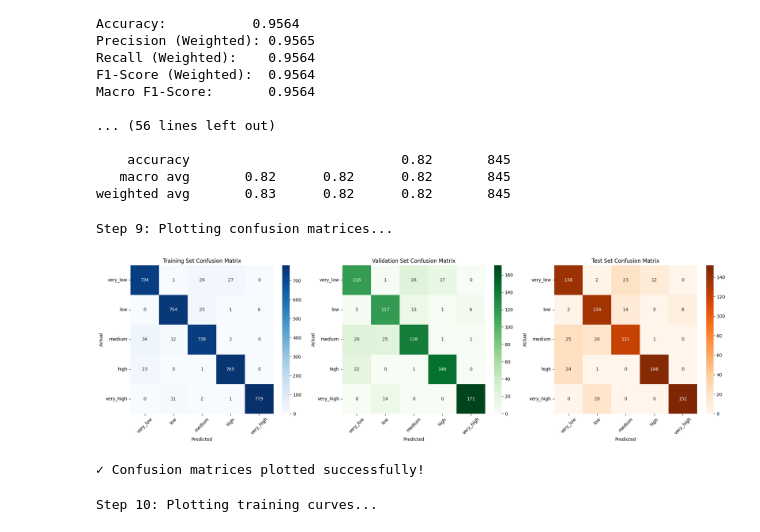
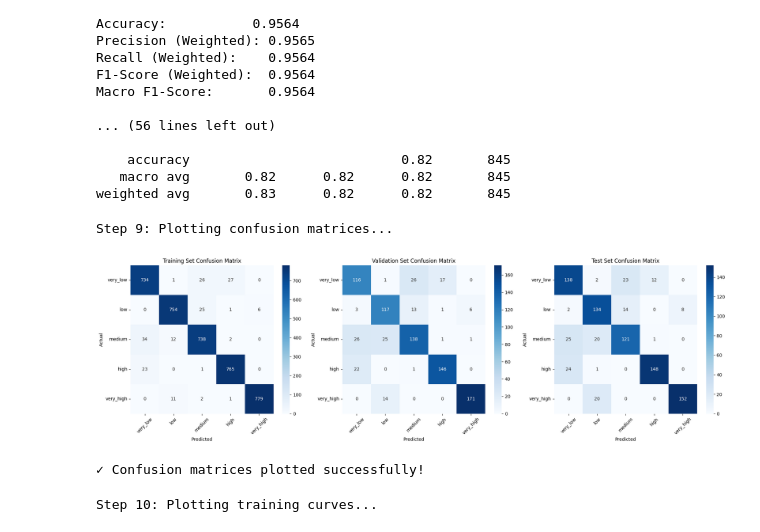
Before and after one commit to mdsiam135/STI_2025, a Jupyter notebook: HistGradientBoostingClassifier(5_labels).ipynb, the cells around one changed output. Cells and saved outputs as stored; diff of their text form; code cells hidden in the pictures.

```diff
--- a/HistGradientBoostingClassifier(5_labels).ipynb
+++ b/HistGradientBoostingClassifier(5_labels).ipynb
@@ -433,36 +433,36 @@ sns.heatmap(train_cm, annot=True, fmt='d',
             ax=axes[0])
 axes[0].set_title('Training Set Confusion Matrix')
 axes[0].set_xlabel('Predicted')
 axes[0].set_ylabel('Actual')
 axes[0].tick_params(axis='x', rotation=45)
 axes[0].tick_params(axis='y', rotation=0)
 
 # Validation confusion matrix
 sns.heatmap(val_cm, annot=True, fmt='d',
-            cmap='Greens', xticklabels=class_names, yticklabels=class_names,
+            cmap='Blues', xticklabels=class_names, yticklabels=class_names,
             ax=axes[1])
 axes[1].set_title('Validation Set Confusion Matrix')
 axes[1].set_xlabel('Predicted')
 axes[1].set_ylabel('Actual')
 axes[1].tick_params(axis='x', rotation=45)
 axes[1].tick_params(axis='y', rotation=0)
 
 # Test confusion matrix
 sns.heatmap(test_cm, annot=True, fmt='d',
-            cmap='Oranges', xticklabels=class_names, yticklabels=class_names,
+            cmap='Blues', xticklabels=class_names, yticklabels=class_names,
             ax=axes[2])
 axes[2].set_title('Test Set Confusion Matrix')
 axes[2].set_xlabel('Predicted')
 axes[2].set_ylabel('Actual')
 axes[2].tick_params(axis='x', rotation=45)
 axes[2].tick_params(axis='y', rotation=0)
 
 plt.tight_layout()
 plt.show()
 print("✓ Confusion matrices plotted successfully!")
 # %% [output]
 Step 9: Plotting confusion matrices...
-[figure, old version]
+[figure, new version]
 ✓ Confusion matrices plotted successfully!
 # %%
 # Step 10: Plot Training vs Validation Curves
```
Also changed, not shown: parts of 1 cell of this notebook.
